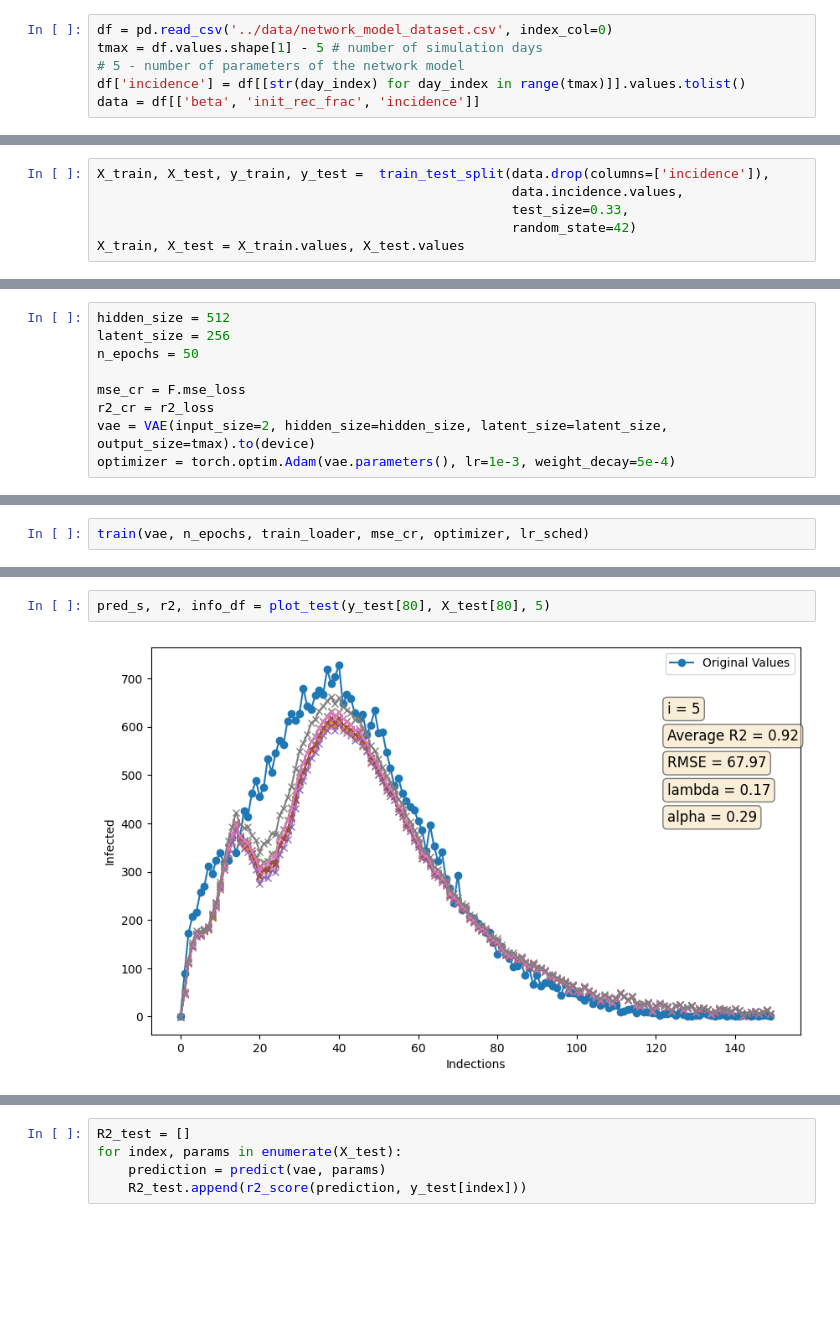
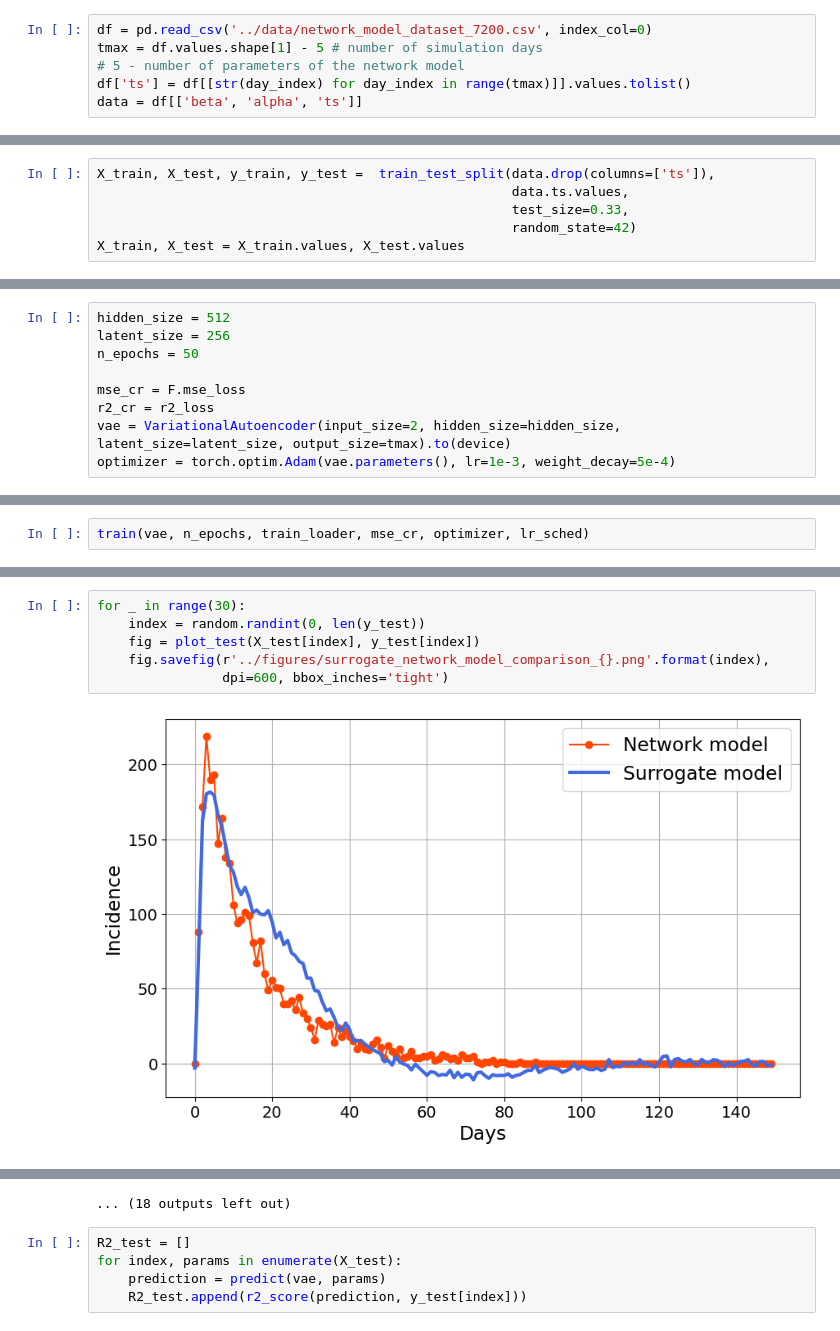
Before and after one commit to Mpkosh/hybrid_surrogate, a Jupyter notebook: notebooks/autoencoder_network_model.ipynb, the cells around one changed output, grey strips where cells are left out. Saved outputs shown, nothing was run; the diff lists cells and outputs as text; blank space fills up the shorter version.

```diff
--- a/notebooks/autoencoder_network_model.ipynb
+++ b/notebooks/autoencoder_network_model.ipynb
@@ -19,6 +24,6 @@ from torch.utils.data import DataLoader, TensorDataset
 # %%
-df = pd.read_csv('../data/network_model_dataset.csv', index_col=0)
+df = pd.read_csv('../data/network_model_dataset_7200.csv', index_col=0)
 tmax = df.values.shape[1] - 5 # number of simulation days
 # 5 - number of parameters of the network model
-df['incidence'] = df[[str(day_index) for day_index in range(tmax)]].values.tolist()
-data = df[['beta', 'init_rec_frac', 'incidence']]
+df['ts'] = df[[str(day_index) for day_index in range(tmax)]].values.tolist()
+data = df[['beta', 'alpha', 'ts']]
@@ -35,6 +36,6 @@ print(r'Диапазон параметров beta:[{}, {}], init_rec_frac:[{},
 # %%
-X_train, X_test, y_train, y_test =  train_test_split(data.drop(columns=['incidence']),
-                                                     data.incidence.values,
+X_train, X_test, y_train, y_test =  train_test_split(data.drop(columns=['ts']),
+                                                     data.ts.values,
                                                      test_size=0.33,
                                                      random_state=42)
 X_train, X_test = X_train.values, X_test.values
@@ -178,7 +130,7 @@ n_epochs = 50
 
 mse_cr = F.mse_loss
 r2_cr = r2_loss
-vae = VAE(input_size=2, hidden_size=hidden_size, latent_size=latent_size, output_size=tmax).to(device)
+vae = VariationalAutoencoder(input_size=2, hidden_size=hidden_size, latent_size=latent_size, output_size=tmax).to(device)
 optimizer = torch.optim.Adam(vae.parameters(), lr=1e-3, weight_decay=5e-4)
 # %%
 lr_sched = torch.optim.lr_scheduler.CosineAnnealingWarmRestarts(optimizer, T_0=25, T_mult=1, eta_min=1e-6)
@@ -228,4 +159,8 @@ def plot_test(gt, params, i='nan', pred_repetitions=7):
 # %%
-pred_s, r2, info_df = plot_test(y_test[80], X_test[80], 5)
+for _ in range(30):
+    index = random.randint(0, len(y_test))
+    fig = plot_test(X_test[index], y_test[index])
+    fig.savefig(r'../figures/surrogate_network_model_comparison_{}.png'.format(index),
+                dpi=600, bbox_inches='tight')
 # %% [output]
-[figure, old version]
+[figure, new version]
@@ -232,3 +178,4 @@ pred_s, r2, info_df = plot_test(y_test[80], X_test[80], 5)
+... (18 outputs left out)
 # %%
 R2_test = []
 for index, params in enumerate(X_test):
```
Also changed, not shown: parts of 9 cells of this notebook, 6 other files.
